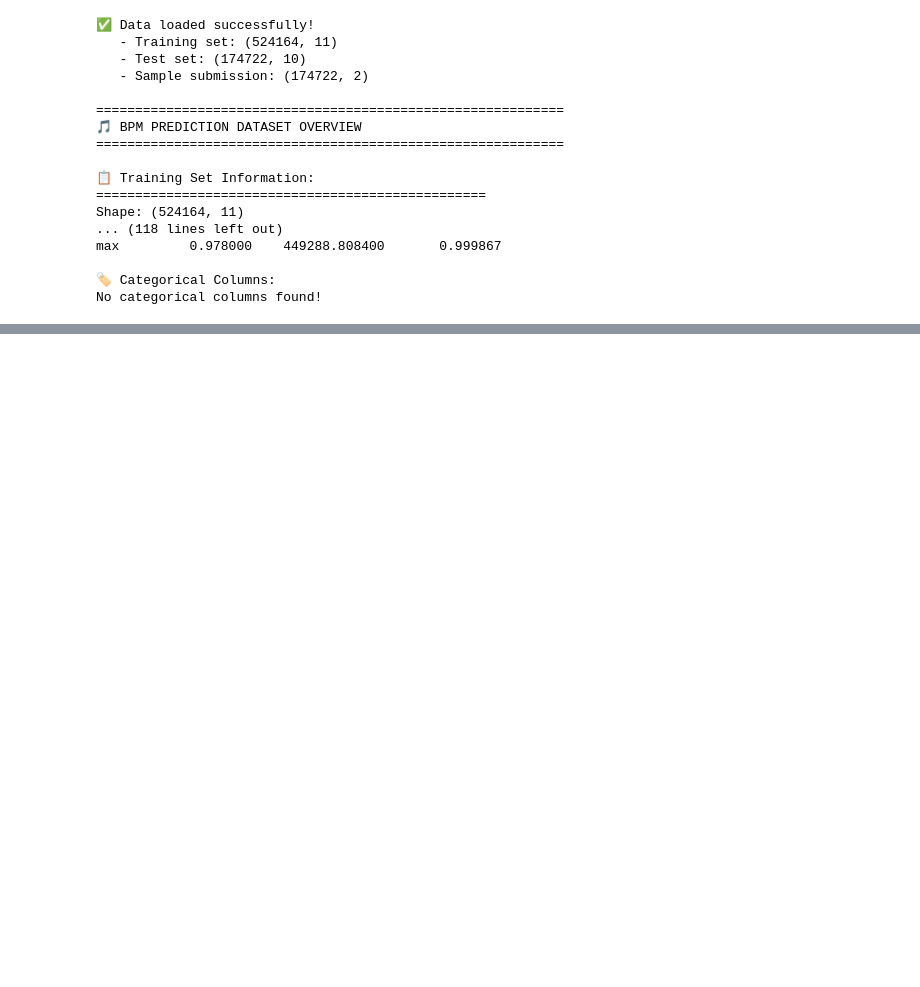
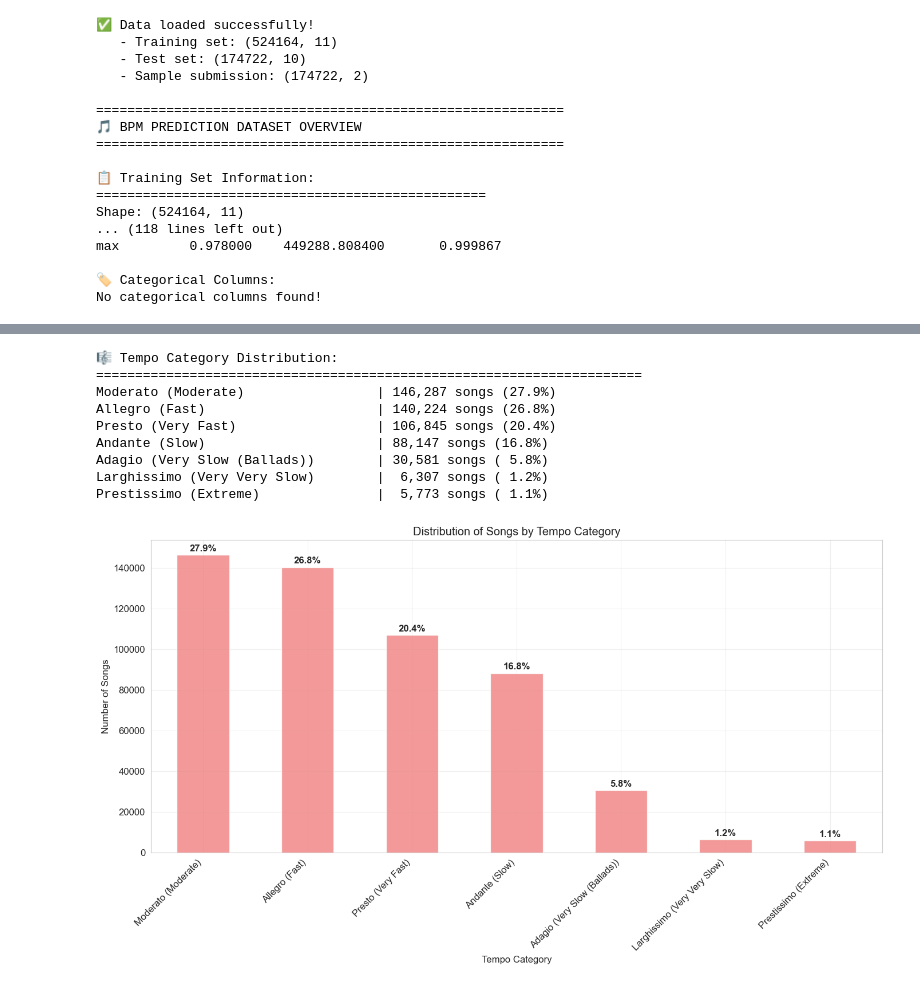
Before and after one commit to rodrick-mpofu/predict-bpm, a Jupyter notebook: notebooks/01_eda.ipynb, the cells around one changed output, grey strips where cells are left out. Saved outputs shown, nothing was run; the diff lists cells and outputs as text; code cells hidden in the pictures; blank space fills up the shorter version.

```diff
--- a/notebooks/01_eda.ipynb
+++ b/notebooks/01_eda.ipynb
@@ -105,0 +178,59 @@ No categorical columns found!
+# %%
+# Analyze BPM by music tempo categories
+tempo_ranges = [
+    (0, 60, "Larghissimo", "Very Very Slow"),
+    (60, 80, "Adagio", "Very Slow (Ballads)"),
+    (80, 100, "Andante", "Slow"),
+    (100, 120, "Moderato", "Moderate"),
+    (120, 140, "Allegro", "Fast"),
+    (140, 180, "Presto", "Very Fast"),
+    (180, 300, "Prestissimo", "Extreme")
+]
+
+# Create tempo category column
+def categorize_tempo(bpm_val):
+    for min_bpm, max_bpm, musical_term, description in tempo_ranges:
+        if min_bpm <= bpm_val < max_bpm:
+            return f"{musical_term} ({description})"
+    return "Unknown"
+
+train_df['TempoCategory'] = train_df['BeatsPerMinute'].apply(categorize_tempo)
+
+# Analyze tempo distribution
+tempo_counts = train_df['TempoCategory'].value_counts()
+tempo_percentages = train_df['TempoCategory'].value_counts(normalize=True) * 100
+
+print("🎼 Tempo Category Distribution:")
+print("=" * 70)
+for category in tempo_counts.index:
+    count = tempo_counts[category]
+    pct = tempo_percentages[category]
+    print(f"{category:35} | {count:6,} songs ({pct:4.1f}%)")
+
+# Visualize tempo categories
+plt.figure(figsize=(14, 8))
+tempo_counts.plot(kind='bar', color='lightcoral', alpha=0.8)
+plt.title('Distribution of Songs by Tempo Category')
+plt.xlabel('Tempo Category')
+plt.ylabel('Number of Songs')
+plt.xticks(rotation=45, ha='right')
+plt.grid(True, alpha=0.3)
+
+# Add percentage labels on bars
+for i, v in enumerate(tempo_counts.values):
+    plt.text(i, v + 1000, f'{tempo_percentages.iloc[i]:.1f}%',
+             ha='center', va='bottom', fontweight='bold')
+
+plt.tight_layout()
+plt.show()
+# %% [output]
+🎼 Tempo Category Distribution:
+======================================================================
+Moderato (Moderate)                 | 146,287 songs (27.9%)
+Allegro (Fast)                      | 140,224 songs (26.8%)
+Presto (Very Fast)                  | 106,845 songs (20.4%)
+Andante (Slow)                      | 88,147 songs (16.8%)
+Adagio (Very Slow (Ballads))        | 30,581 songs ( 5.8%)
+Larghissimo (Very Very Slow)        |  6,307 songs ( 1.2%)
+Prestissimo (Extreme)               |  5,773 songs ( 1.1%)
+[figure, added]
```
Also changed, not shown: parts of 25 cells of this notebook, 1 other file.
